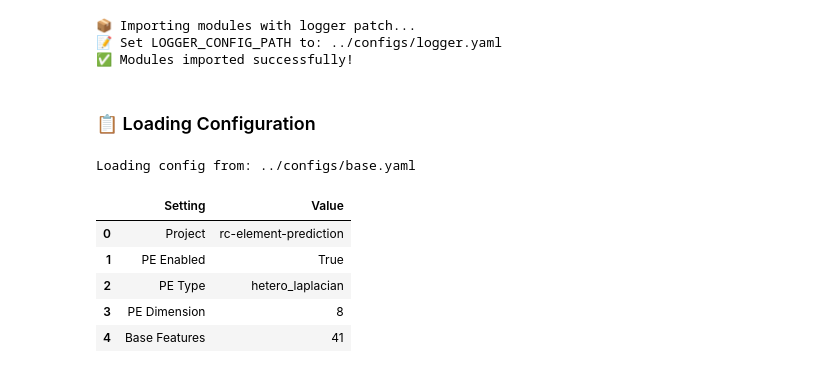
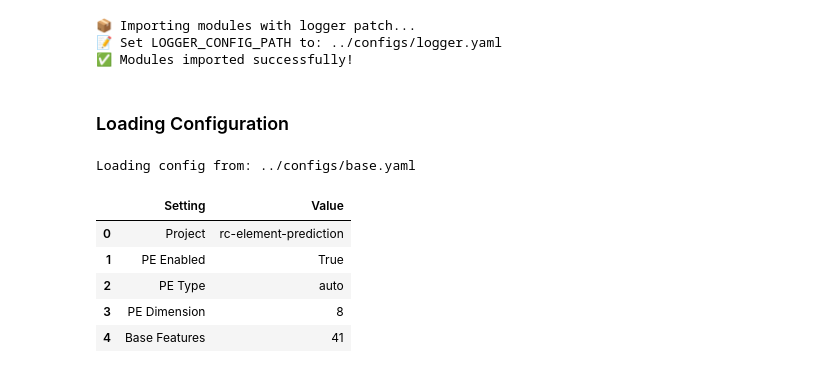
Before and after one commit to Mehrnaz4Hosseini/RC-Element-Prediction-GNN, a Jupyter notebook: notebooks/3_building_graph.ipynb, the cells around one changed output. Drawn from its saved outputs; the diff is of its cells as text; code cells hidden in the pictures.

```diff
--- a/notebooks/3_building_graph.ipynb
+++ b/notebooks/3_building_graph.ipynb
@@ -69,32 +69,32 @@ except ImportError as e:
 # %%
 # ==================================================
 # 3. LOAD CONFIG
 # ==================================================
-display(Markdown("### 📋 Loading Configuration"))
+display(Markdown("### Loading Configuration"))
 
 config_path = "../configs/base.yaml"
 print(f"Loading config from: {config_path}")
 
 with open(config_path, 'r') as f:
     config = yaml.safe_load(f)
 
 # Display key settings
 config_summary = pd.DataFrame([
     {"Setting": "Project", "Value": config.get('project', {}).get('name', 'N/A')},
     {"Setting": "PE Enabled", "Value": config.get('data', {}).get('pe', {}).get('enabled', 'N/A')},
     {"Setting": "PE Type", "Value": config.get('data', {}).get('pe', {}).get('type', 'N/A')},
     {"Setting": "PE Dimension", "Value": config.get('data', {}).get('pe', {}).get('dim', 'N/A')},
     {"Setting": "Base Features", "Value": len(config.get('data', {}).get('feature_columns', []))}
 ])
 
 display(config_summary)
 # %% [output]
-### 📋 Loading Configuration
+### Loading Configuration
 Loading config from: ../configs/base.yaml
 |  | Setting | Value |
 | 0 | Project | rc-element-prediction |
 | 1 | PE Enabled | True |
-| 2 | PE Type | hetero_laplacian |
+| 2 | PE Type | auto |
 | 3 | PE Dimension | 8 |
 | 4 | Base Features | 41 |
 # %%
```
Also changed, not shown: parts of 9 cells of this notebook, 7 other files.
